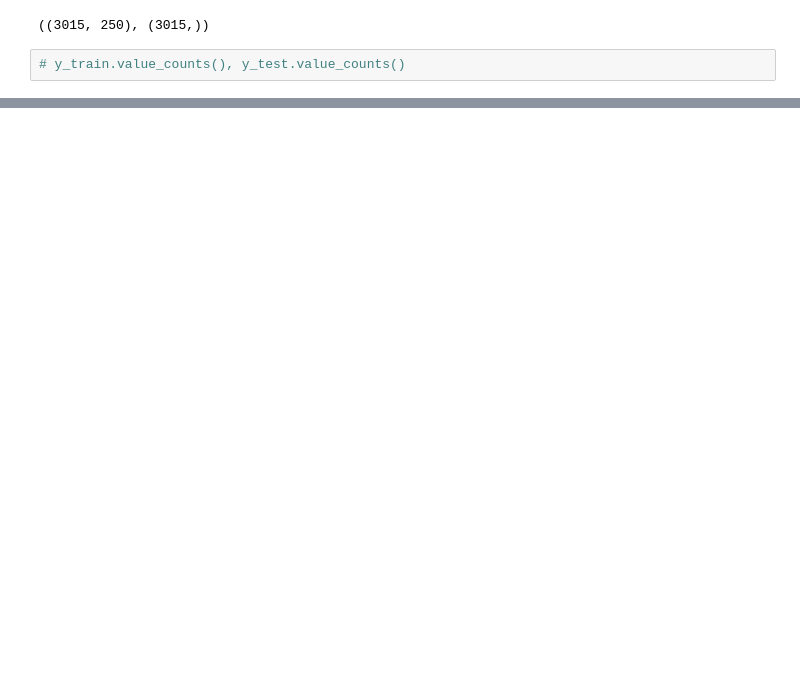
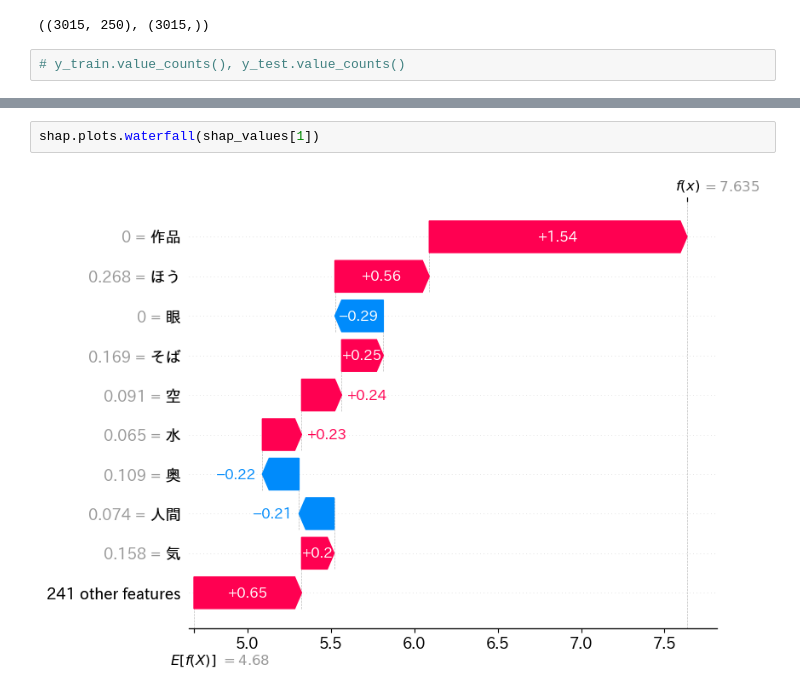
Before and after one commit to tai1012/aozora, a Jupyter notebook: ML/main_vec.ipynb, the cells around one changed output, grey strips where cells are left out. Saved outputs shown, nothing was run; the diff lists cells and outputs as text; blank space fills up the shorter version.

```diff
--- a/ML/main_vec.ipynb
+++ b/ML/main_vec.ipynb
@@ -80,0 +481,4 @@ lgbm = lgbm.LGBMClassifier(max_depth=10,
+# %%
+shap.plots.waterfall(shap_values[1])
+# %% [output]
+[figure, added]
```
Also changed, not shown: parts of 30 cells of this notebook, 5 other files.
